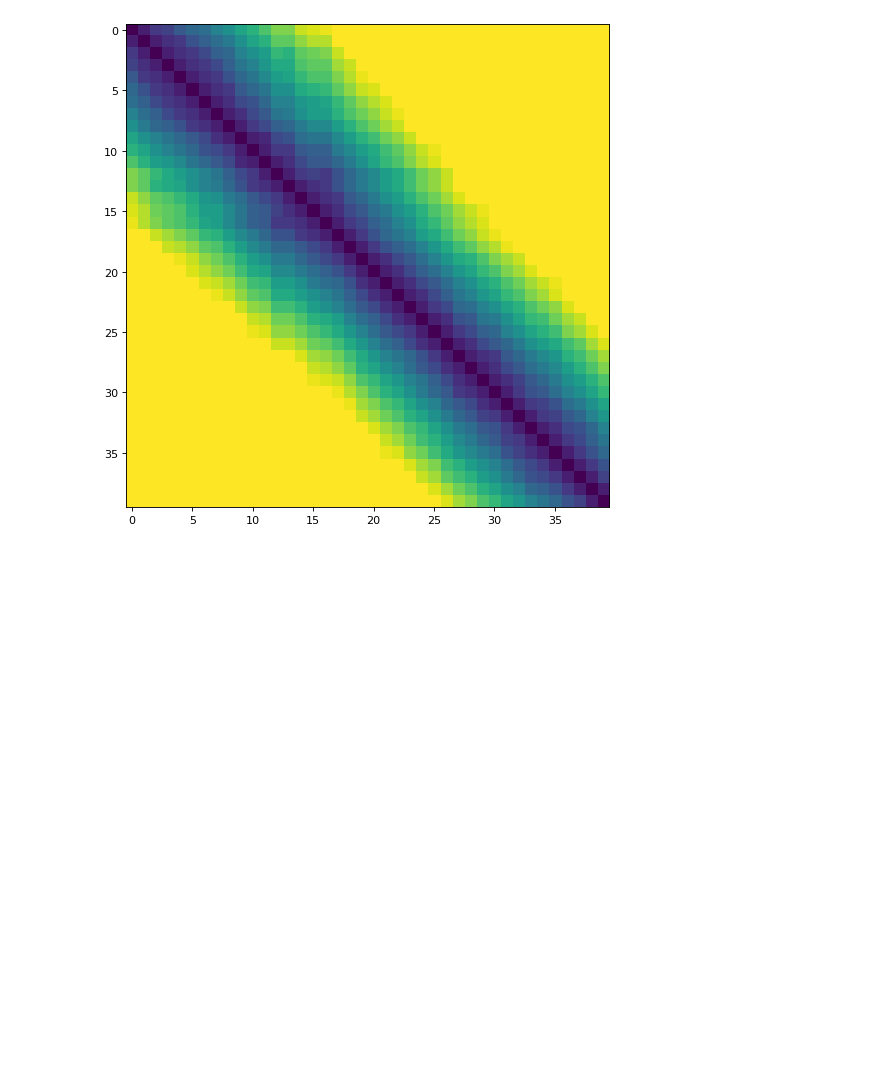
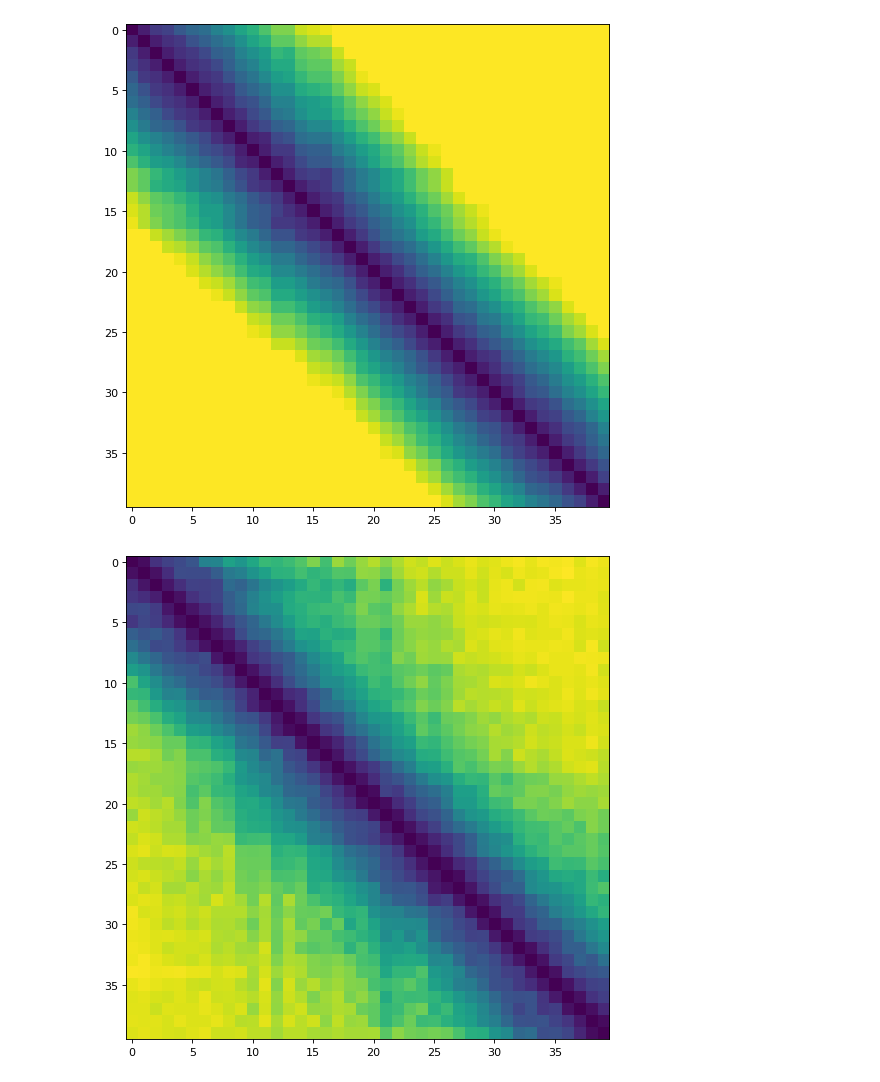
Before and after one commit to ychuhp/scoring_random_omega, a Jupyter notebook: Untitled.ipynb, the cells around one changed output. Cells and saved outputs as stored; diff of their text form; code cells hidden in the pictures; blank space fills up the shorter version.

```diff
--- a/Untitled.ipynb
+++ b/Untitled.ipynb
@@ -203,3 +203,7 @@ x = torch.load('af2_distm/dist')
 util.plot_image(x)
 # %% [output]
 [figure]
+# %%
+util.plot_image( torch.load('af2_agmatinase_pae') )
+# %% [output]
+[figure, added]
```
Also changed, not shown: parts of 3 cells of this notebook, 10 other files.
